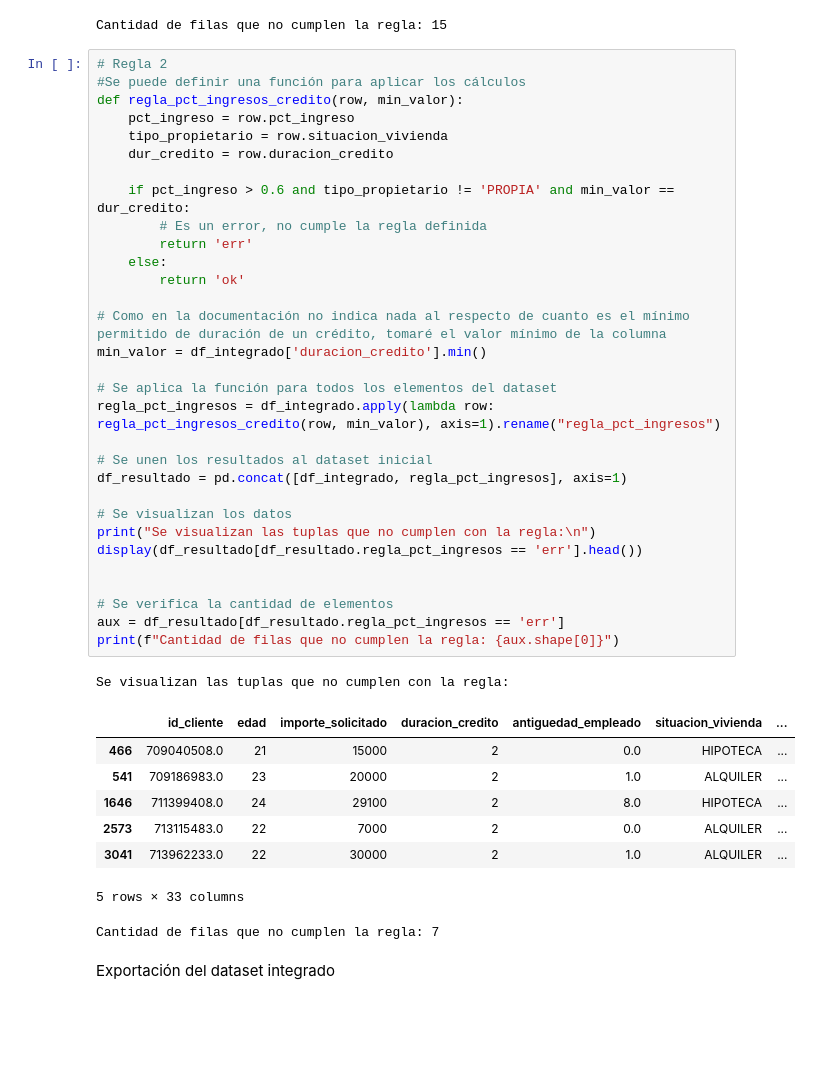
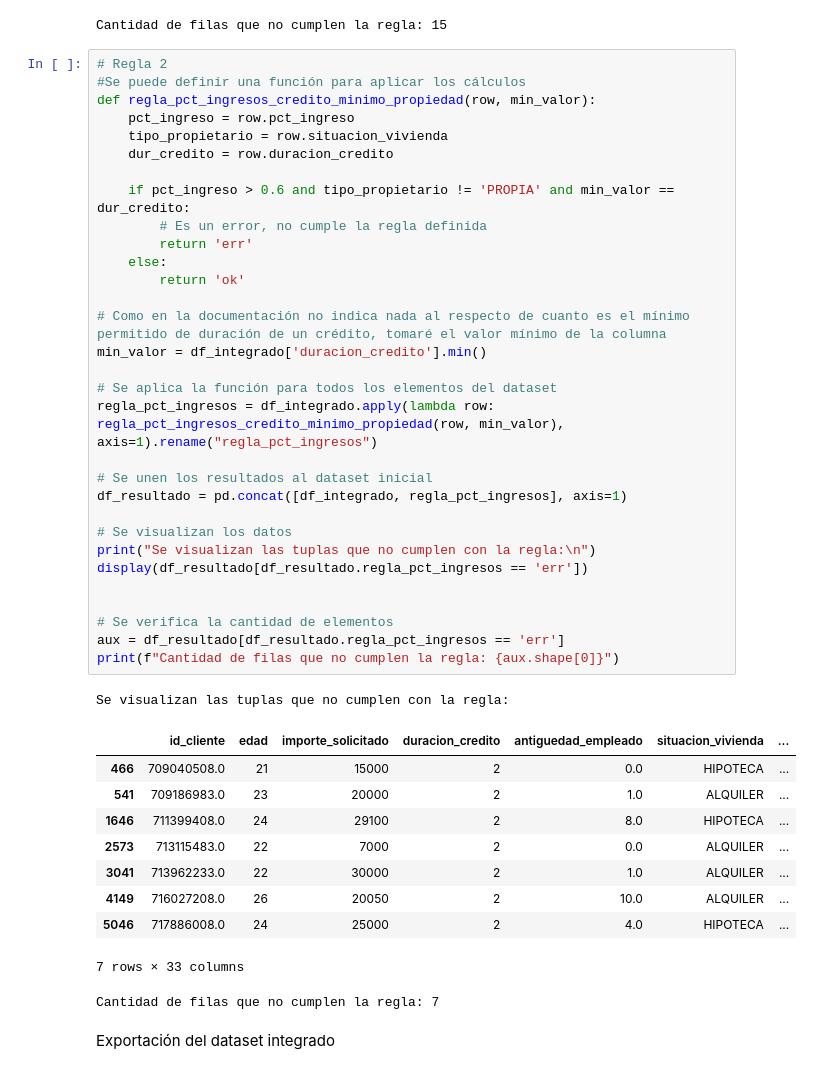
Before and after one commit to araquevi/13MBID, a Jupyter notebook: notebooks/comprension_datos/CD03-Verificacion-calidad.ipynb, the cells around one changed output. Drawn from its saved outputs; the diff is of its cells as text; blank space fills up the shorter version.

```diff
--- a/notebooks/comprension_datos/CD03-Verificacion-calidad.ipynb
+++ b/notebooks/comprension_datos/CD03-Verificacion-calidad.ipynb
@@ -1627,43 +1627,45 @@ Cantidad de filas que no cumplen la regla: 15
 # %%
 # Regla 2
 #Se puede definir una función para aplicar los cálculos
-def regla_pct_ingresos_credito(row, min_valor):
+def regla_pct_ingresos_credito_minimo_propiedad(row, min_valor):
     pct_ingreso = row.pct_ingreso
     tipo_propietario = row.situacion_vivienda
     dur_credito = row.duracion_credito
 
     if pct_ingreso > 0.6 and tipo_propietario != 'PROPIA' and min_valor == dur_credito:
         # Es un error, no cumple la regla definida
         return 'err'
     else:
         return 'ok'
 
 # Como en la documentación no indica nada al respecto de cuanto es el mínimo permitido de duración de un crédito, tomaré el valor mínimo de la columna
 min_valor = df_integrado['duracion_credito'].min()
 
 # Se aplica la función para todos los elementos del dataset
-regla_pct_ingresos = df_integrado.apply(lambda row: regla_pct_ingresos_credito(row, min_valor), axis=1).rename("regla_pct_ingresos")
+regla_pct_ingresos = df_integrado.apply(lambda row: regla_pct_ingresos_credito_minimo_propiedad(row, min_valor), axis=1).rename("regla_pct_ingresos")
 
 # Se unen los resultados al dataset inicial
 df_resultado = pd.concat([df_integrado, regla_pct_ingresos], axis=1)
 
 # Se visualizan los datos
 print("Se visualizan las tuplas que no cumplen con la regla:\n")
-display(df_resultado[df_resultado.regla_pct_ingresos == 'err'].head())
+display(df_resultado[df_resultado.regla_pct_ingresos == 'err'])
 
 
 # Se verifica la cantidad de elementos
 aux = df_resultado[df_resultado.regla_pct_ingresos == 'err']
 print(f"Cantidad de filas que no cumplen la regla: {aux.shape[0]}")
 # %% [output]
 Se visualizan las tuplas que no cumplen con la regla:
 |  | id_cliente | edad | importe_solicitado | duracion_credito | antiguedad_empleado | situacion_vivienda | ... |
 | 466 | 709040508.0 | 21 | 15000 | 2 | 0.0 | HIPOTECA | ... |
 | 541 | 709186983.0 | 23 | 20000 | 2 | 1.0 | ALQUILER | ... |
 | 1646 | 711399408.0 | 24 | 29100 | 2 | 8.0 | HIPOTECA | ... |
 | 2573 | 713115483.0 | 22 | 7000 | 2 | 0.0 | ALQUILER | ... |
 | 3041 | 713962233.0 | 22 | 30000 | 2 | 1.0 | ALQUILER | ... |
+| 4149 | 716027208.0 | 26 | 20050 | 2 | 10.0 | ALQUILER | ... |
+| 5046 | 717886008.0 | 24 | 25000 | 2 | 4.0 | HIPOTECA | ... |
-5 rows × 33 columns
+7 rows × 33 columns
 Cantidad de filas que no cumplen la regla: 7
 # %% [markdown]
 Exportación del dataset integrado
```
